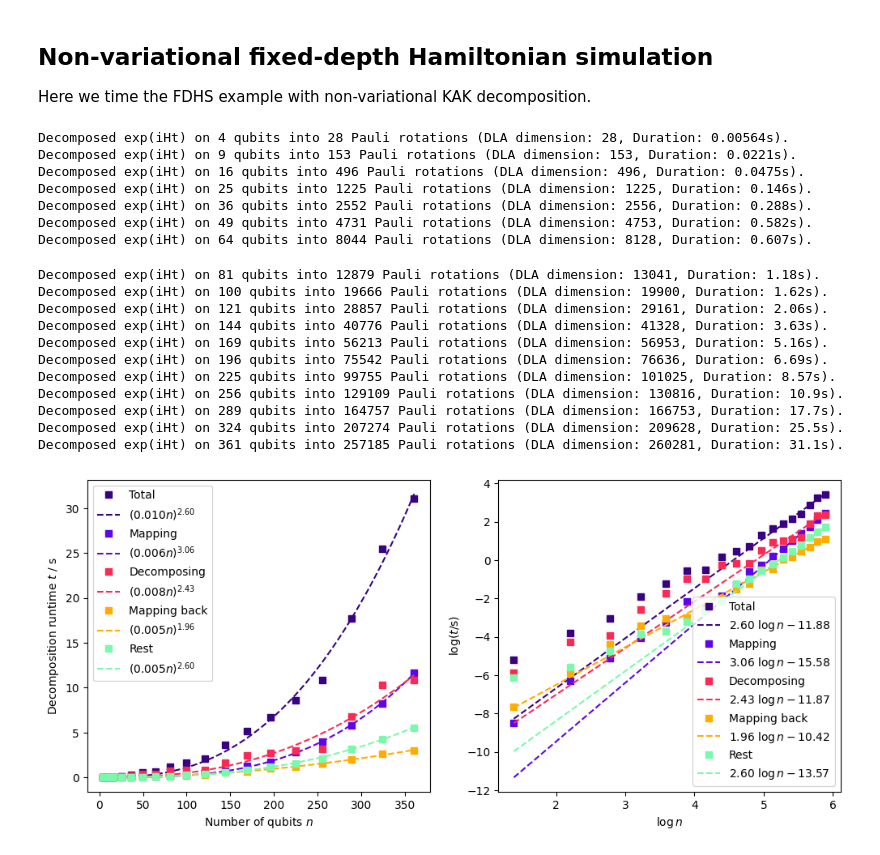
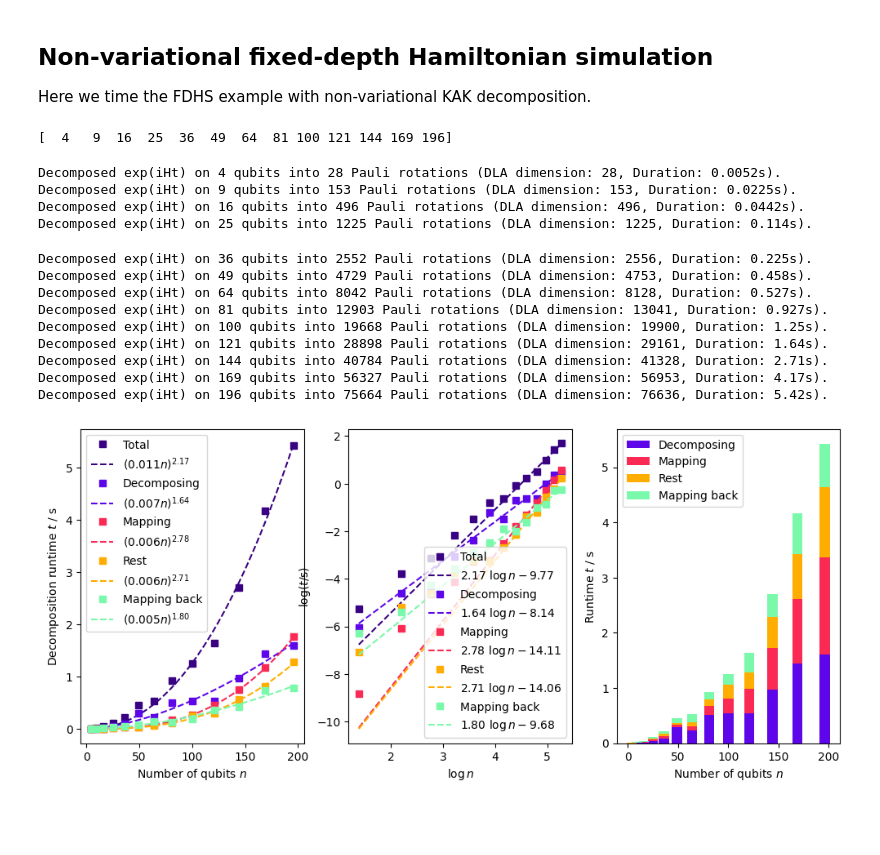
Before and after one commit to dwierichs/kak-tools, a Jupyter notebook: notebooks/fdhs_performance.ipynb, the cells around one changed output. Saved outputs shown, nothing was run; the diff lists cells and outputs as text; code cells hidden in the pictures; blank space fills up the shorter version.

```diff
--- a/notebooks/fdhs_performance.ipynb
+++ b/notebooks/fdhs_performance.ipynb
@@ -60,8 +60,11 @@ coefficients = "random"
 use_predefined_algebra = True
 use_predefined_horizontal_mapping = True
 use_hardcoded_mapping = True
-ns = np.arange(2, 20, dtype=int) ** 2
+ns = np.arange(2, 15, dtype=int) ** 2
 # ns = [10]
+print(ns)
+# %% [output]
+[  4   9  16  25  36  49  64  81 100 121 144 169 196]
 # %%
 times_mapping = []
 times_decomposing = []
@@ -107,12 +110,12 @@ for n in ns:
 
     # print(f"Computing recursive decomposition")
     start_decomposing = time.process_time()
-    recursive_decomp = recursive_bdi(U, n_so)
+    recursive_decomp = recursive_bdi(U, n_so, validate=False)
     end_decomposing = time.process_time()
 
     # print(f"Mapping recursive decomposition to Paulis")
     start_mapping_back = time.process_time()
-    pauli_decomp = map_recursive_decomp_to_reducible(recursive_decomp, mapping, signs, invol_type="BDI", time=epsilon, tol=None, assertions=False)
+    pauli_decomp = map_recursive_decomp_to_reducible(recursive_decomp, mapping, signs, invol_type="BDI", time=epsilon, tol=None, validate=False)
     end_mapping_back = time.process_time()
     paulirot_decomp = [(coeff, qml.pauli.pauli_word_to_string(pw), pw.wires, _type) for pw, coeff, _type in pauli_decomp]
 
@@ -126,49 +129,55 @@ for n in ns:
 
     print(f"Decomposed exp(iHt) on {n} qubits into {len(paulirot_decomp)} Pauli rotations (DLA dimension: {so_dim}, Duration: {times_total[-1]:.3}s).")
 # %% [output]
-Decomposed exp(iHt) on 4 qubits into 28 Pauli rotations (DLA dimension: 28, Duration: 0.00564s).
-Decomposed exp(iHt) on 9 qubits into 153 Pauli rotations (DLA dimension: 153, Duration: 0.0221s).
-Decomposed exp(iHt) on 16 qubits into 496 Pauli rotations (DLA dimension: 496, Duration: 0.0475s).
-Decomposed exp(iHt) on 25 qubits into 1225 Pauli rotations (DLA dimension: 1225, Duration: 0.146s).
-Decomposed exp(iHt) on 36 qubits into 2552 Pauli rotations (DLA dimension: 2556, Duration: 0.288s).
-Decomposed exp(iHt) on 49 qubits into 4731 Pauli rotations (DLA dimension: 4753, Duration: 0.582s).
-Decomposed exp(iHt) on 64 qubits into 8044 Pauli rotations (DLA dimension: 8128, Duration: 0.607s).
+Decomposed exp(iHt) on 4 qubits into 28 Pauli rotations (DLA dimension: 28, Duration: 0.0052s).
+Decomposed exp(iHt) on 9 qubits into 153 Pauli rotations (DLA dimension: 153, Duration: 0.0225s).
+Decomposed exp(iHt) on 16 qubits into 496 Pauli rotations (DLA dimension: 496, Duration: 0.0442s).
+Decomposed exp(iHt) on 25 qubits into 1225 Pauli rotations (DLA dimension: 1225, Duration: 0.114s).
-Decomposed exp(iHt) on 81 qubits into 12879 Pauli rotations (DLA dimension: 13041, Duration: 1.18s).
-Decomposed exp(iHt) on 100 qubits into 19666 Pauli rotations (DLA dimension: 19900, Duration: 1.62s).
-Decomposed exp(iHt) on 121 qubits into 28857 Pauli rotations (DLA dimension: 29161, Duration: 2.06s).
-Decomposed exp(iHt) on 144 qubits into 40776 Pauli rotations (DLA dimension: 41328, Duration: 3.63s).
-Decomposed exp(iHt) on 169 qubits into 56213 Pauli rotations (DLA dimension: 56953, Duration: 5.16s).
-Decomposed exp(iHt) on 196 qubits into 75542 Pauli rotations (DLA dimension: 76636, Duration: 6.69s).
-Decomposed exp(iHt) on 225 qubits into 99755 Pauli rotations (DLA dimension: 101025, Duration: 8.57s).
-Decomposed exp(iHt) on 256 qubits into 129109 Pauli rotations (DLA dimension: 130816, Duration: 10.9s).
-Decomposed exp(iHt) on 289 qubits into 164757 Pauli rotations (DLA dimension: 166753, Duration: 17.7s).
-Decomposed exp(iHt) on 324 qubits into 207274 Pauli rotations (DLA dimension: 209628, Duration: 25.5s).
-Decomposed exp(iHt) on 361 qubits into 257185 Pauli rotations (DLA dimension: 260281, Duration: 31.1s).
+Decomposed exp(iHt) on 36 qubits into 2552 Pauli rotations (DLA dimension: 2556, Duration: 0.225s).
+Decomposed exp(iHt) on 49 qubits into 4729 Pauli rotations (DLA dimension: 4753, Duration: 0.458s).
+Decomposed exp(iHt) on 64 qubits into 8042 Pauli rotations (DLA dimension: 8128, Duration: 0.527s).
+Decomposed exp(iHt) on 81 qubits into 12903 Pauli rotations (DLA dimension: 13041, Duration: 0.927s).
+Decomposed exp(iHt) on 100 qubits into 19668 Pauli rotations (DLA dimension: 19900, Duration: 1.25s).
+Decomposed exp(iHt) on 121 qubits into 28898 Pauli rotations (DLA dimension: 29161, Duration: 1.64s).
+Decomposed exp(iHt) on 144 qubits into 40784 Pauli rotations (DLA dimension: 41328, Duration: 2.71s).
+Decomposed exp(iHt) on 169 qubits into 56327 Pauli rotations (DLA dimension: 56953, Duration: 4.17s).
+Decomposed exp(iHt) on 196 qubits into 75664 Pauli rotations (DLA dimension: 76636, Duration: 5.42s).
 # %%
-fig, axs = plt.subplots(1, 2, figsize=(12, 5))
-all_times = [times_total, times_mapping, times_decomposing, times_mapping_back, times_rest]
+fig, axs = plt.subplots(1, 3, figsize=(12, 5))
+all_times = [times_total, times_decomposing, times_mapping, times_rest, times_mapping_back]
 colors = ["xkcd:indigo", "xkcd:blue violet", "xkcd:red pink", "xkcd:orange yellow", "xkcd:seafoam green"]
-labels = ["Total", "Mapping", "Decomposing", "Mapping back", "Rest"]
+labels = ["Total", "Decomposing", "Mapping", "Rest", "Mapping back"]
+accum_times = 0
 for times, label, c in zip(all_times, labels, colors):
     # f = lambda x, a, b: a * x + b
     f = lambda x, a, b: (b * x)**a
     # popt, pcov = curve_fit(f, np.log(ns)[3:], np.log(times)[3:])
-    popt, pcov = curve_fit(f, ns, times)
+    popt, pcov = curve_fit(f, ns[:len(times)], times)
     cont_ns = np.linspace(ns[0], ns[-1], 100)
 
     ax = axs[0]
-    ax.plot(ns, times, marker="s", c=c, label=label, ls="")
+    ax.plot(ns[:len(times)], times, marker="s", c=c, label=label, ls="")
     # ax.plot(cont_ns, np.exp(f(np.log(cont_ns), *popt)), ls = "--", c="xkcd:red pink", label=f"${popt[1]:.1f}n^{{{popt[0]:.2f}}}$")
     ax.plot(cont_ns, f(cont_ns, *popt), ls = "--", c=c, label=f"$({popt[1]:.3f}n)^{{{popt[0]:.2f}}}$")
     ax.set_xlabel("Number of qubits $n$")
     ax.set_ylabel("Decomposition runtime $t$ / s")
     ax.legend()
+
     ax = axs[1]
-    ax.plot(np.log(ns), np.log(times), marker="s", c=c, label=label, ls="")
+    ax.plot(np.log(ns[:len(times)]), np.log(times), marker="s", c=c, label=label, ls="")
     # ax.plot(np.log(ns), f(np.log(ns), *popt), ls = "--", c="xkcd:red pink", label=f"${popt[0]:.2f}\ \log n {popt[1]:.1f}$")
     ax.plot(np.log(cont_ns), np.log(f(cont_ns, *popt)), ls = "--", c=c, label=f"${popt[0]:.2f}\ \log n {popt[0] * np.log(popt[1]):.2f}$")
     ax.set_xlabel("$\log n$")
     ax.set_ylabel("$\log (t/\\text{s})$")
     ax.legend()
+
+    ax = axs[2]
+    if label!="Total":
+        ax.bar(ns[:len(times)], times, bottom=accum_times, width=10, color=c, label=label)
+        accum_times += np.array(times)
+    ax.set_xlabel("Number of qubits $n$")
+    ax.set_ylabel("Runtime $t$ / s")
+    # ax.set_yscale("log")
+    ax.legend()
 # %% [output]
-[figure, old version]
+[figure, new version]
```
Also changed, not shown: 1 other file.
